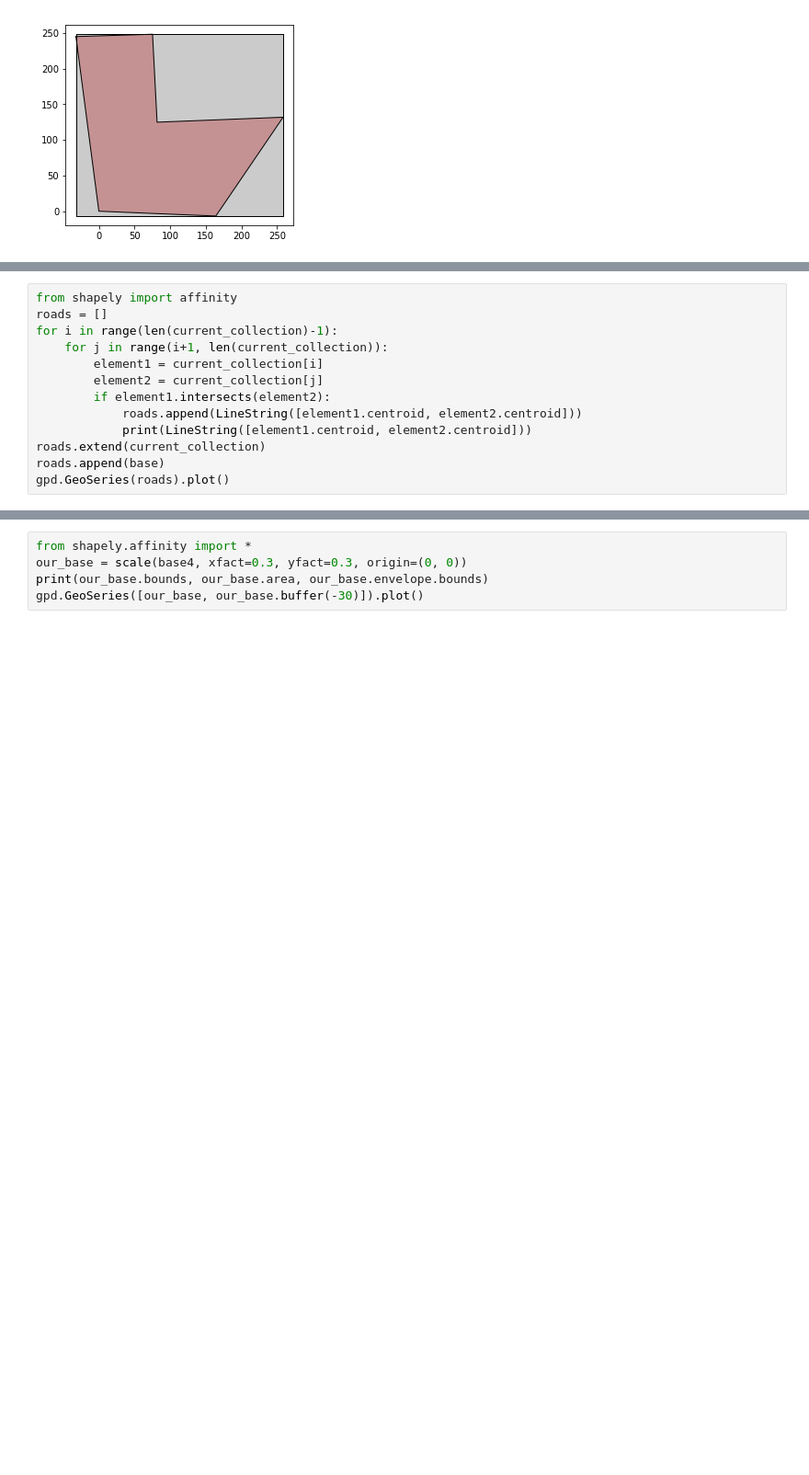
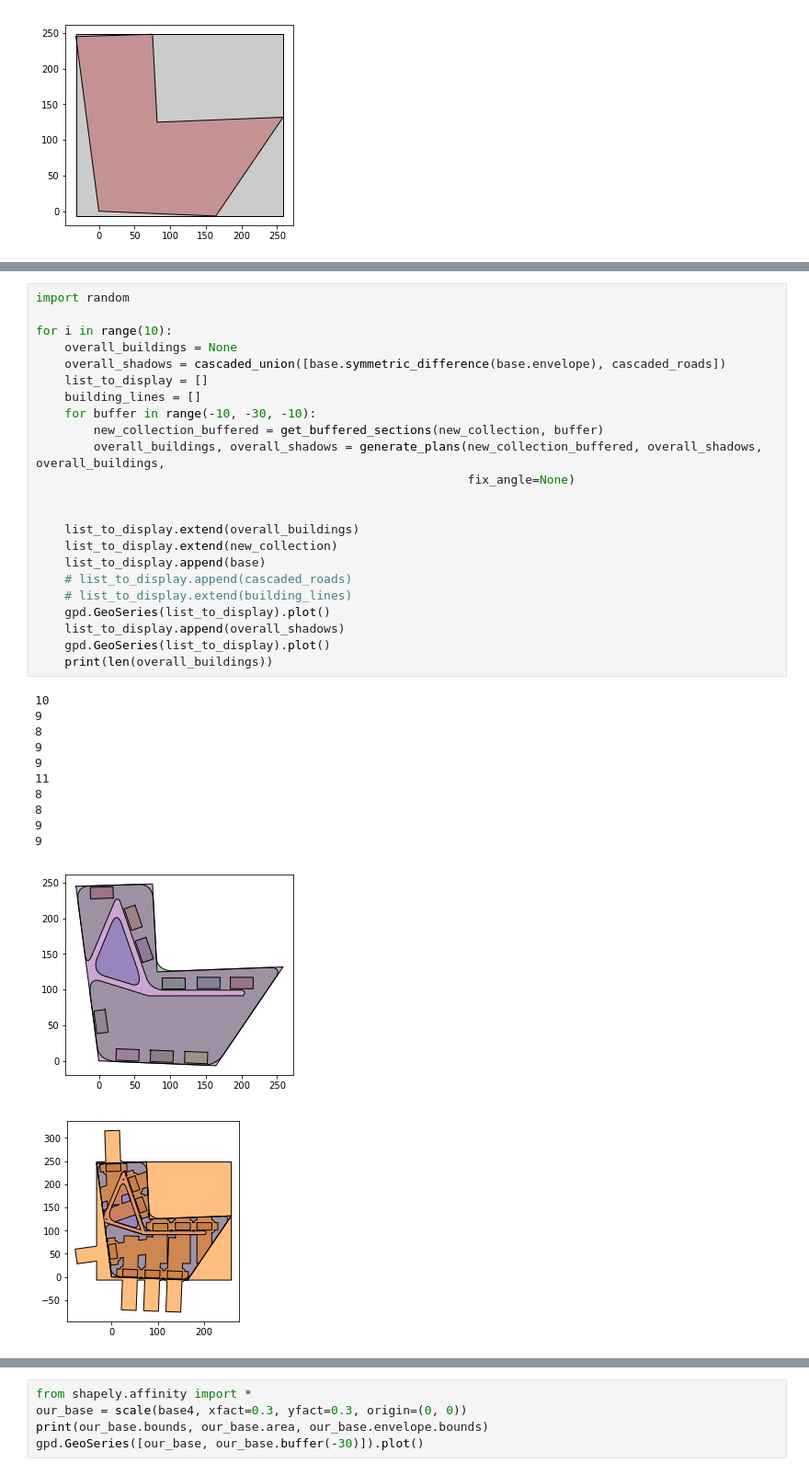
Before and after one commit to tristanwqy/basemap, a Jupyter notebook: circle_algo.ipynb, the cells around one changed output, grey strips where cells are left out. Shown: that part at 92% size. Saved outputs shown, nothing was run; the diff lists cells and outputs as text; blank space fills up the shorter version.

```diff
--- a/circle_algo.ipynb
+++ b/circle_algo.ipynb
@@ -261,13 +361,0 @@ for i in range(10):
-# %%
-from shapely import affinity
-roads = []
-for i in range(len(current_collection)-1):
-    for j in range(i+1, len(current_collection)):
-        element1 = current_collection[i]
-        element2 = current_collection[j]
-        if element1.intersects(element2):
-            roads.append(LineString([element1.centroid, element2.centroid]))
-            print(LineString([element1.centroid, element2.centroid]))
-roads.extend(current_collection)
-roads.append(base)
-gpd.GeoSeries(roads).plot()
@@ -290,0 +430,36 @@ gpd.GeoSeries([eclipse]).plot()
+# %%
+import random
+
+for i in range(10):
+    overall_buildings = None
+    overall_shadows = cascaded_union([base.symmetric_difference(base.envelope), cascaded_roads])
+    list_to_display = []
+    building_lines = []
+    for buffer in range(-10, -30, -10):
+        new_collection_buffered = get_buffered_sections(new_collection, buffer)
+        overall_buildings, overall_shadows = generate_plans(new_collection_buffered, overall_shadows, overall_buildings,
+                                                            fix_angle=None)
+
+
+    list_to_display.extend(overall_buildings)
+    list_to_display.extend(new_collection)
+    list_to_display.append(base)
+    # list_to_display.append(cascaded_roads)
+    # list_to_display.extend(building_lines)
+    gpd.GeoSeries(list_to_display).plot()
+    list_to_display.append(overall_shadows)
+    gpd.GeoSeries(list_to_display).plot()
+    print(len(overall_buildings))
+# %% [output]
+10
+9
+8
+9
+9
+11
+8
+8
+9
+9
+[figure, added]
+[figure, added]
```
Also changed, not shown: parts of 9 cells of this notebook, 3 other files.
